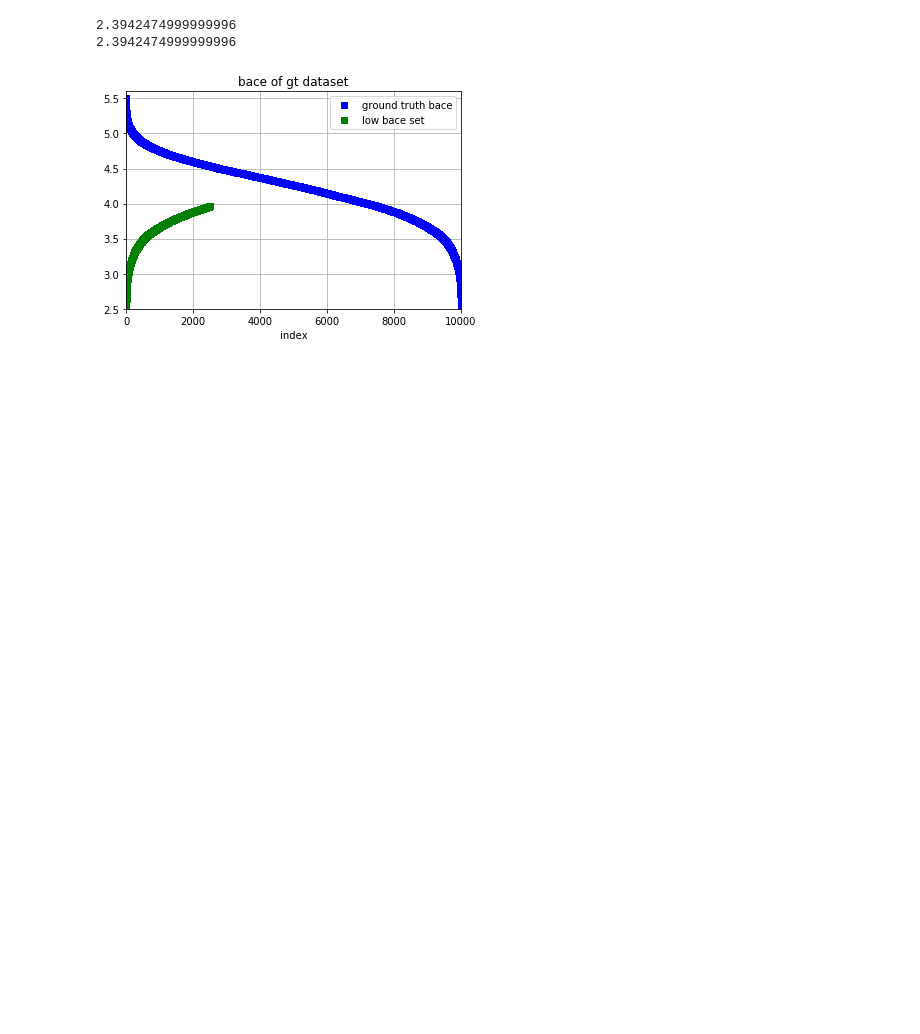
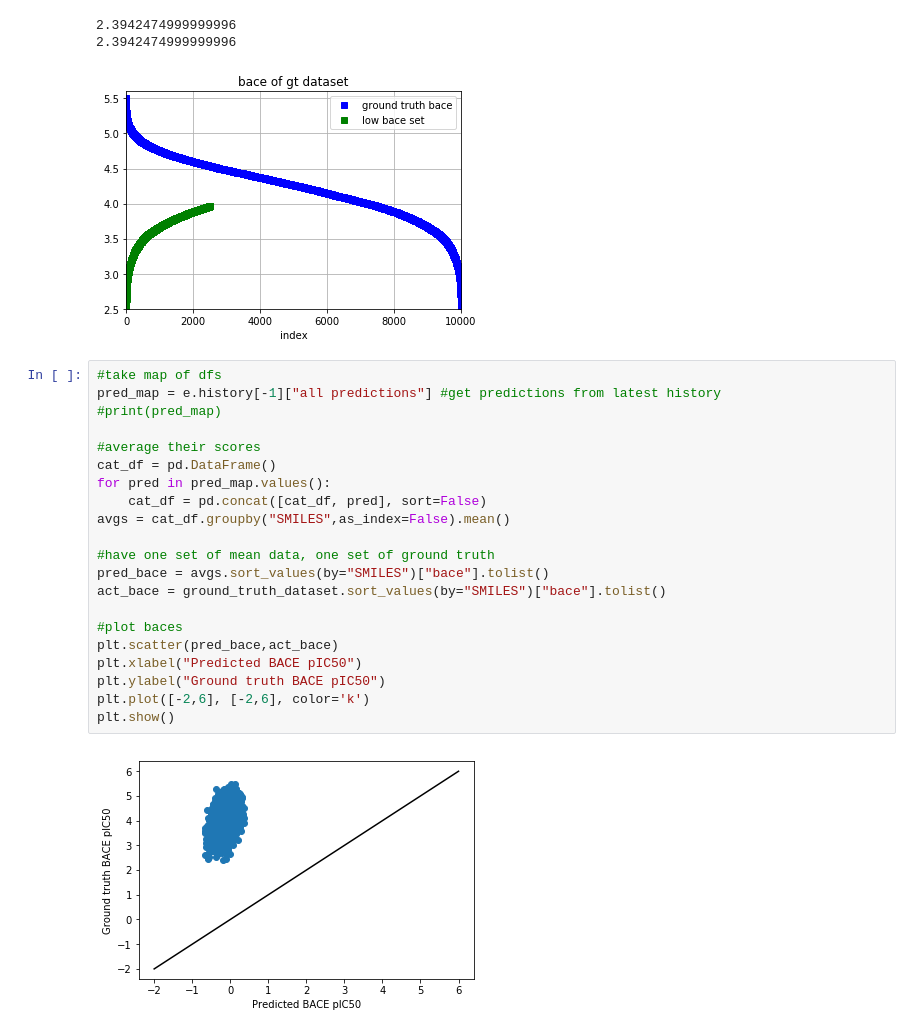
Before and after one commit to choderalab/autonomous-molecular-design, a Jupyter notebook: SimpleADDScenarioColab.ipynb, the cells around one changed output. Saved outputs shown, nothing was run; the diff lists cells and outputs as text; blank space fills up the shorter version.

```diff
--- a/SimpleADDScenarioColab.ipynb
+++ b/SimpleADDScenarioColab.ipynb
@@ -574,3 +556,26 @@ plt.show()
 2.3942474999999996
 2.3942474999999996
 [figure]
+# %%
+#take map of dfs
+pred_map = e.history[-1]["all predictions"] #get predictions from latest history
+#print(pred_map)
+
+#average their scores
+cat_df = pd.DataFrame()
+for pred in pred_map.values():
+    cat_df = pd.concat([cat_df, pred], sort=False)
+avgs = cat_df.groupby("SMILES",as_index=False).mean()
+
+#have one set of mean data, one set of ground truth
+pred_bace = avgs.sort_values(by="SMILES")["bace"].tolist()
+act_bace = ground_truth_dataset.sort_values(by="SMILES")["bace"].tolist()
+
+#plot baces
+plt.scatter(pred_bace,act_bace)
+plt.xlabel("Predicted BACE pIC50")
+plt.ylabel("Ground truth BACE pIC50")
+plt.plot([-2,6], [-2,6], color='k')
+plt.show()
+# %% [output]
+[figure, added]
```
Also changed, not shown: parts of 6 cells of this notebook.
